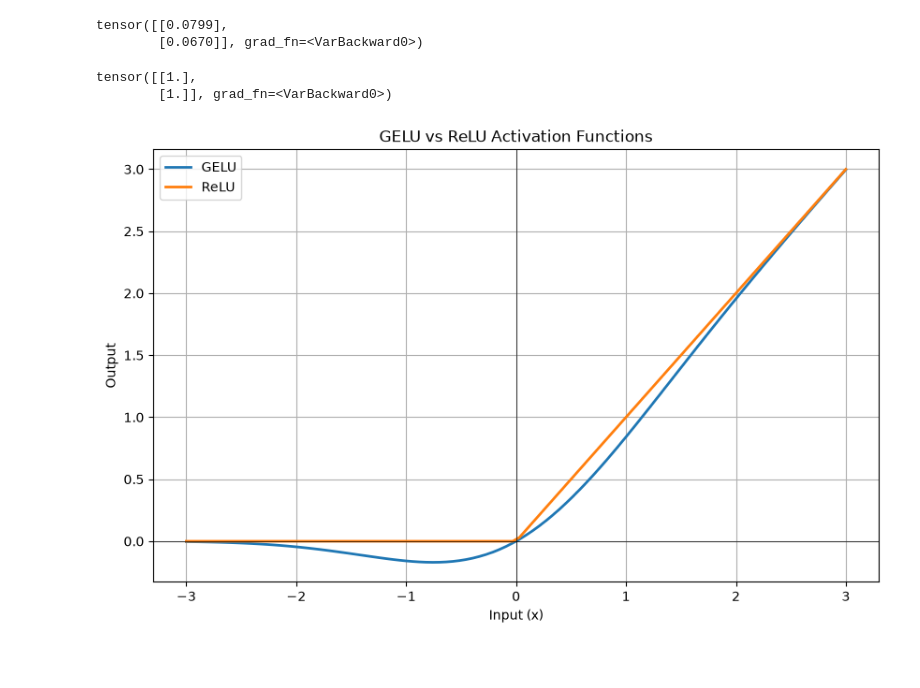
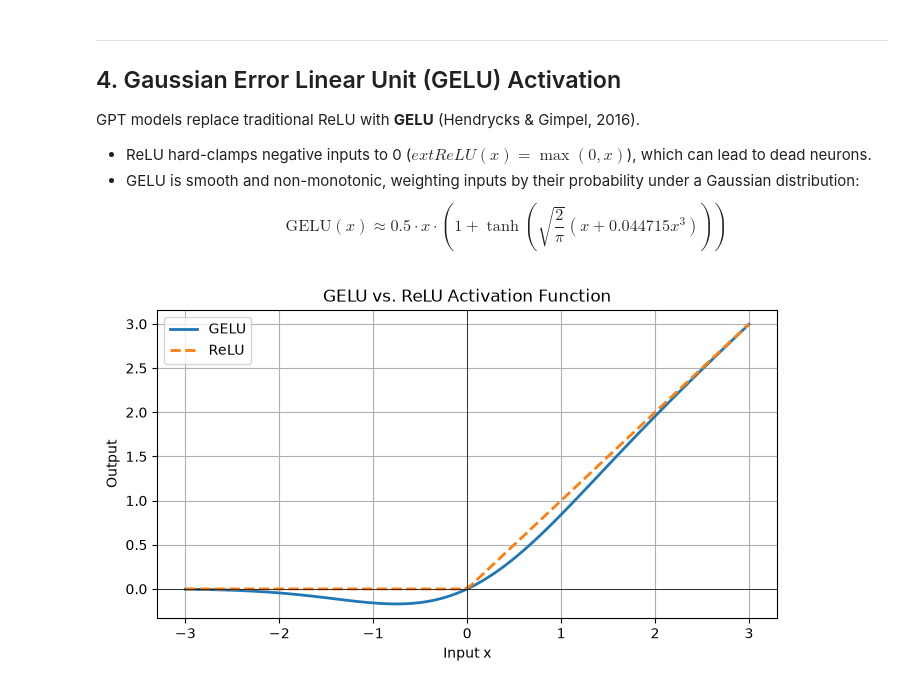
Before and after one commit to Lakshay1221-apple/BuildingLLM, a Jupyter notebook: src/buildinglargelanguagemodel/LLM/llm_architecture.ipynb, the cells around one changed output. Cells and saved outputs as stored; diff of their text form; code cells hidden in the pictures; blank space fills up the shorter version.

```diff
--- a/src/buildinglargelanguagemodel/LLM/llm_architecture.ipynb
+++ b/src/buildinglargelanguagemodel/LLM/llm_architecture.ipynb
@@ -63,12 +88,0 @@ tensor([[0.2432],
-# %%
-var = out.var(dim = 1, keepdim = True)
-var
-# %% [output]
-tensor([[0.0799],
-        [0.0670]], grad_fn=<VarBackward0>)
-# %%
-normed = (out - mean ) / torch.sqrt(var)
-normed.var(dim = 1, keepdim = True)
-# %% [output]
-tensor([[1.],
-        [1.]], grad_fn=<VarBackward0>)
@@ -77,36 +89,38 @@ torch.set_printoptions(sci_mode = False)
+# %% [markdown]
+---
+## 4. Gaussian Error Linear Unit (GELU) Activation
+
+GPT models replace traditional ReLU with **GELU** (Hendrycks & Gimpel, 2016).
+- ReLU hard-clamps negative inputs to 0 ($	ext{ReLU}(x) = \max(0, x)$), which can lead to dead neurons.
+- GELU is smooth and non-monotonic, weighting inputs by their probability under a Gaussian distribution:
+  $$\text{GELU}(x) \approx 0.5 \cdot x \cdot \left(1 + \tanh\left(\sqrt{\frac{2}{\pi}} \left(x + 0.044715 x^3\right)\right)\right)$$
 # %%
 class GELU(nn.Module):
     def __init__(self):
         super().__init__()
 
     def forward(self, x):
-        return 0.5 * x * (1 + torch.tanh(
-            torch.sqrt(torch.tensor(2.0 / torch.pi)) * (x + 0.044715 * torch.pow(x , 3))
+        return 0.5 * x * (1.0 + torch.tanh(
+            math.sqrt(2.0 / math.pi) * (x + 0.044715 * torch.pow(x, 3))
         ))
 # %%
 gelu = GELU()
 relu = nn.ReLU()
 
 x = torch.linspace(-3, 3, 100)
-
 y_gelu = gelu(x)
 y_relu = relu(x)
 
-# Plot
-plt.figure(figsize=(10, 6))
-
+plt.figure(figsize=(8, 4))
 plt.plot(x.numpy(), y_gelu.numpy(), label="GELU", linewidth=2)
-plt.plot(x.numpy(), y_relu.numpy(), label="ReLU", linewidth=2)
-
+plt.plot(x.numpy(), y_relu.numpy(), label="ReLU", linestyle="--", linewidth=2)
 plt.axhline(0, color="black", linewidth=0.5)
 plt.axvline(0, color="black", linewidth=0.5)
-
-plt.title("GELU vs ReLU Activation Functions")
-plt.xlabel("Input (x)")
+plt.title("GELU vs. ReLU Activation Function")
+plt.xlabel("Input x")
 plt.ylabel("Output")
 plt.legend()
 plt.grid(True)
-
 plt.show()
 # %% [output]
-[figure, old version]
+[figure, new version]
```
Also changed, not shown: parts of 35 cells of this notebook, 2 other files.
